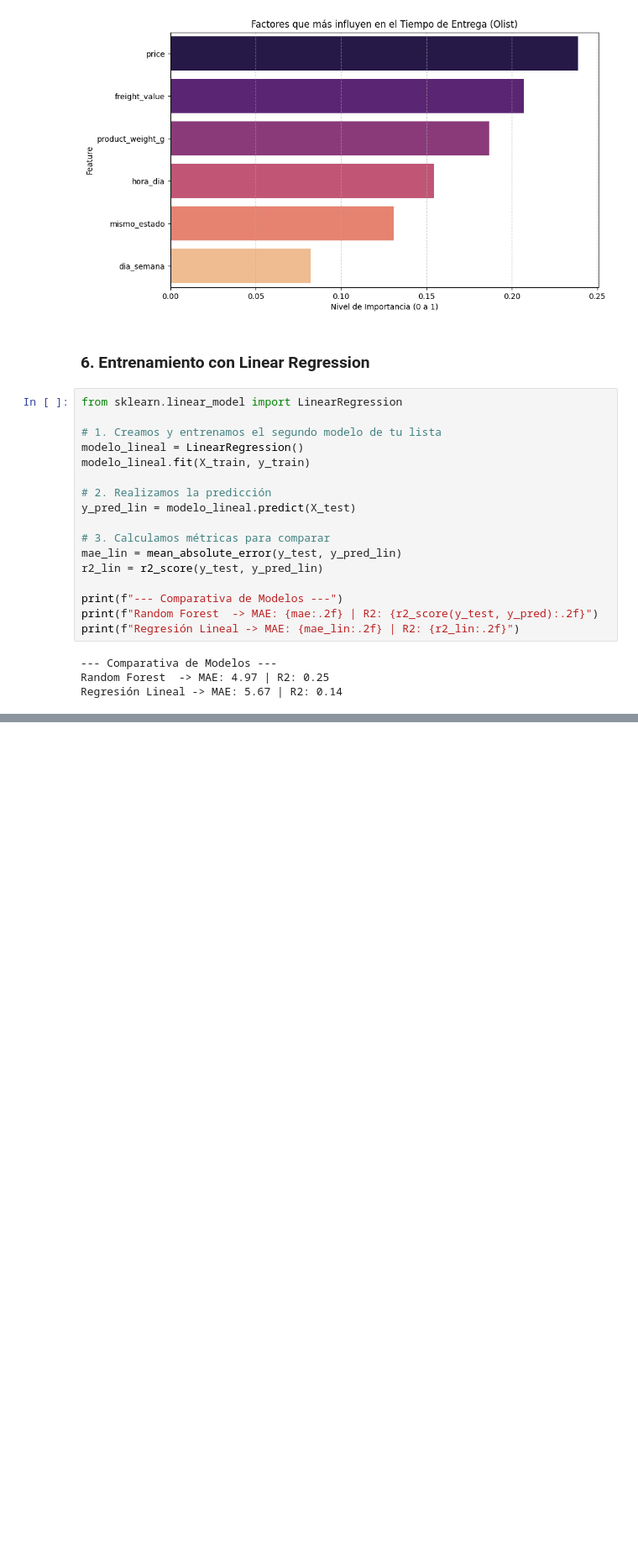
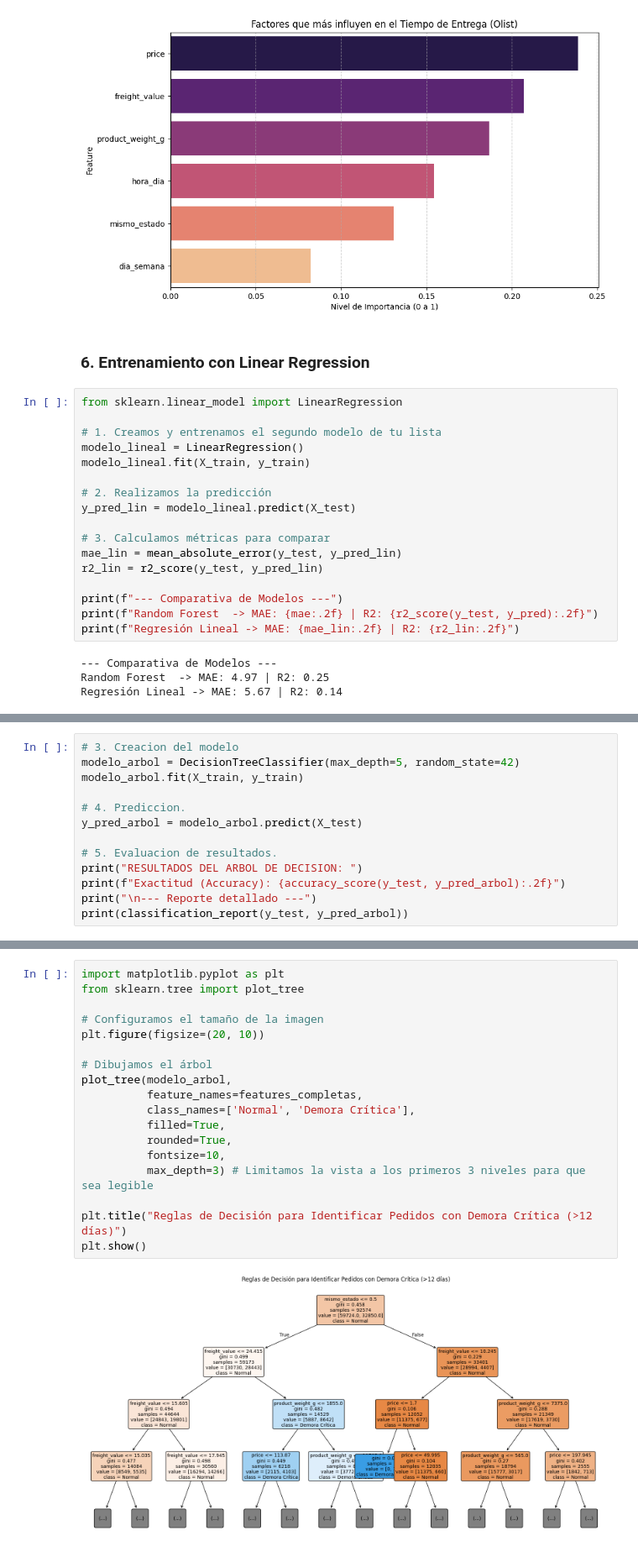
Before and after one commit to wilhayla/THE_HATCH_DATA_SCIENCE_OLIST_CHALLENGE, a Jupyter notebook: notbooks/04_product_estimation_delivery_time.ipynb, the cells around one changed output, grey strips where cells are left out. Shown at 84% size. Cells and saved outputs as stored; diff of their text form; blank space fills up the shorter version.

Commit message:
Detectar productos con demoras criticas - Modelo Decision Tree Classifier

```diff
--- a/notbooks/04_product_estimation_delivery_time.ipynb
+++ b/notbooks/04_product_estimation_delivery_time.ipynb
@@ -224,0 +248,13 @@ Regresión Lineal -> MAE: 5.67 | R2: 0.14
+# %%
+# 3. Creacion del modelo
+modelo_arbol = DecisionTreeClassifier(max_depth=5, random_state=42)
+modelo_arbol.fit(X_train, y_train)
+
+# 4. Prediccion.
+y_pred_arbol = modelo_arbol.predict(X_test)
+
+# 5. Evaluacion de resultados.
+print("RESULTADOS DEL ARBOL DE DECISION: ")
+print(f"Exactitud (Accuracy): {accuracy_score(y_test, y_pred_arbol):.2f}")
+print("\n--- Reporte detallado ---")
+print(classification_report(y_test, y_pred_arbol))
@@ -224,0 +274,20 @@ Regresión Lineal -> MAE: 5.67 | R2: 0.14
+# %%
+import matplotlib.pyplot as plt
+from sklearn.tree import plot_tree
+
+# Configuramos el tamaño de la imagen
+plt.figure(figsize=(20, 10))
+
+# Dibujamos el árbol
+plot_tree(modelo_arbol,
+          feature_names=features_completas,
+          class_names=['Normal', 'Demora Crítica'],
+          filled=True,
+          rounded=True,
+          fontsize=10,
+          max_depth=3) # Limitamos la vista a los primeros 3 niveles para que sea legible
+
+plt.title("Reglas de Decisión para Identificar Pedidos con Demora Crítica (>12 días)")
+plt.show()
+# %% [output]
+[figure, added]
```
Also changed, not shown: parts of 6 cells of this notebook.
